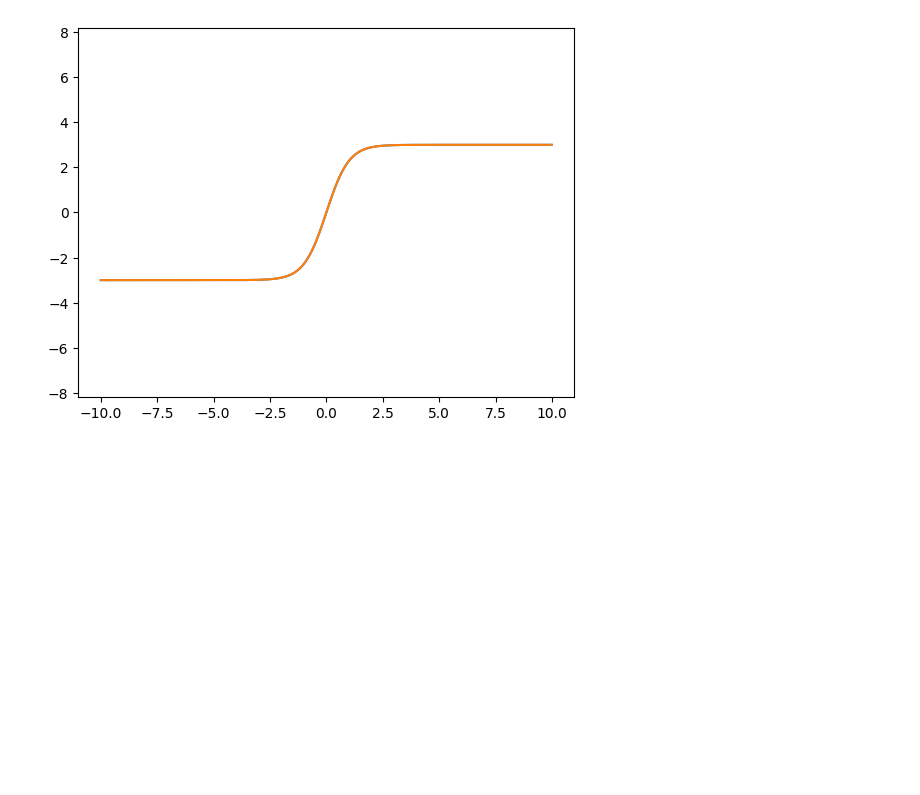
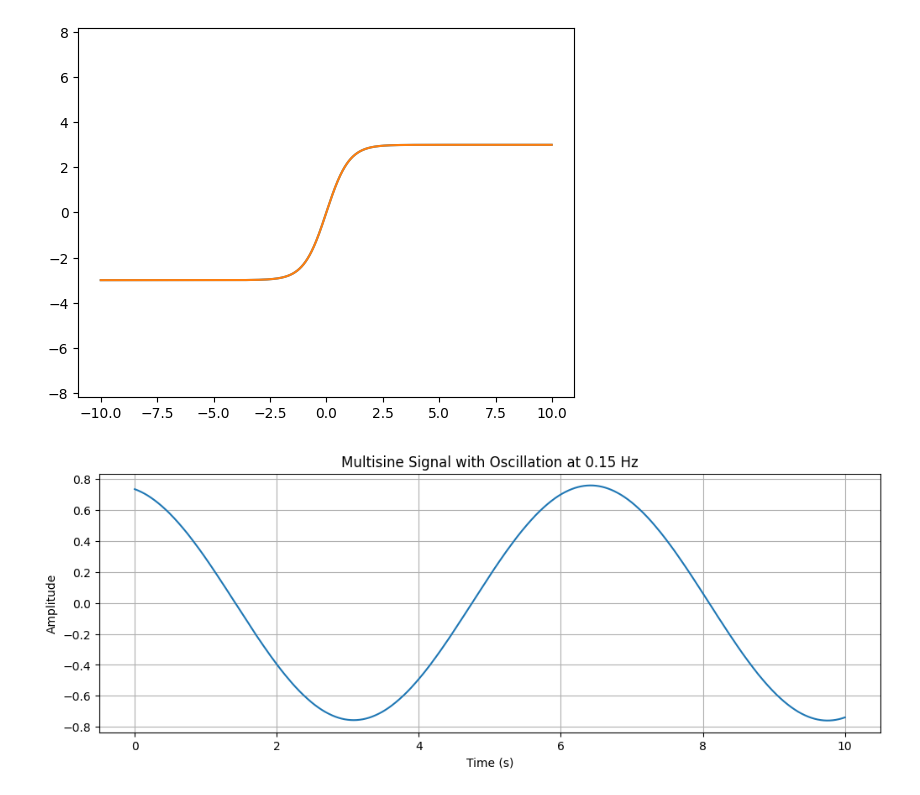
Before and after one commit to fernand0labra/ltu-D7047E-project, a Jupyter notebook: test.ipynb, the cells around one changed output. Saved outputs shown, nothing was run; the diff lists cells and outputs as text; code cells hidden in the pictures; blank space fills up the shorter version.

```diff
--- a/test.ipynb
+++ b/test.ipynb
@@ -78,3 +78,40 @@ plt.plot(x, y)
 # %% [output]
 [<matplotlib.lines.Line2D at 0x...>]
 [figure]
+# %%
+import numpy as np
+import matplotlib.pyplot as plt
+
+# Parameters
+sampling_rate = 1000  # Sampling rate (Hz)
+duration = 10  # Signal duration (seconds)
+target_frequency = 0.15  # Target oscillatory response (Hz)
+num_samples = sampling_rate * duration
+
+# Generate time vector
+t = np.linspace(0, duration, num_samples)
+
+# Generate multisine signal
+amplitude = 1.0  # Amplitude of the multisine
+frequency_range = np.linspace(0.01, 10, num_samples)  # Frequency range for the multisine
+
+# Create a random phase for each frequency component
+phases = 2 * np.pi * np.random.rand(len(frequency_range))
+
+# Compute the multisine signal
+signal = amplitude * np.sin(2 * np.pi * frequency_range * t[:, np.newaxis] + phases)
+
+# Add the oscillatory response at the target frequency
+oscillation = 0.5 * np.sin(2 * np.pi * target_frequency * t)
+signal[:, np.argmin(np.abs(frequency_range - target_frequency))] += oscillation
+
+# Plotting the signal
+plt.figure(figsize=(12, 4))
+plt.plot(t, signal[:, np.argmin(np.abs(frequency_range - target_frequency))])
+plt.xlabel('Time (s)')
+plt.ylabel('Amplitude')
+plt.title('Multisine Signal with Oscillation at 0.15 Hz')
+plt.grid(True)
+plt.show()
+# %% [output]
+[figure, added]
```
Also changed, not shown: 2 other files.
